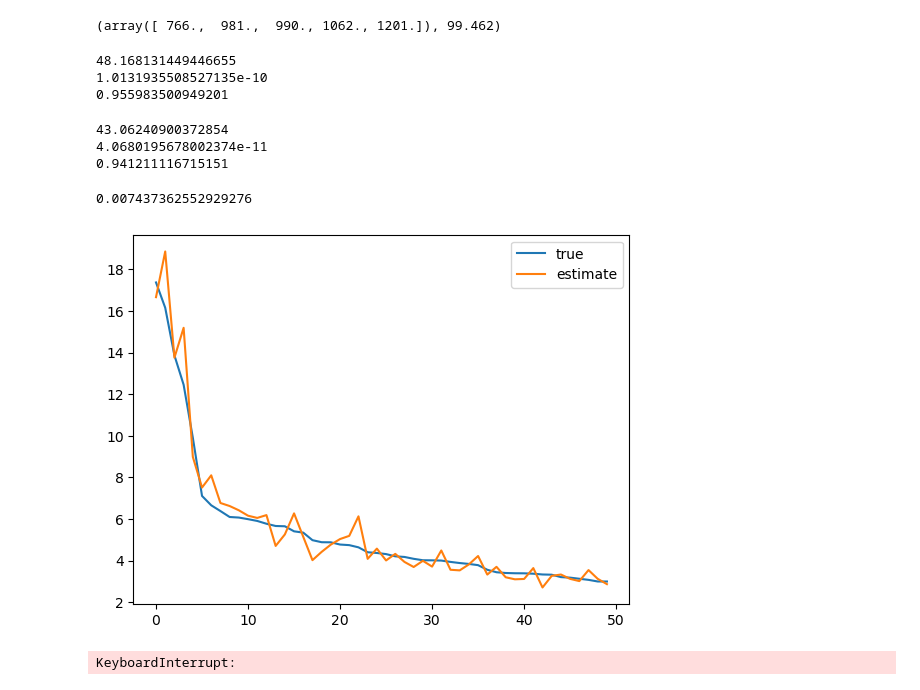
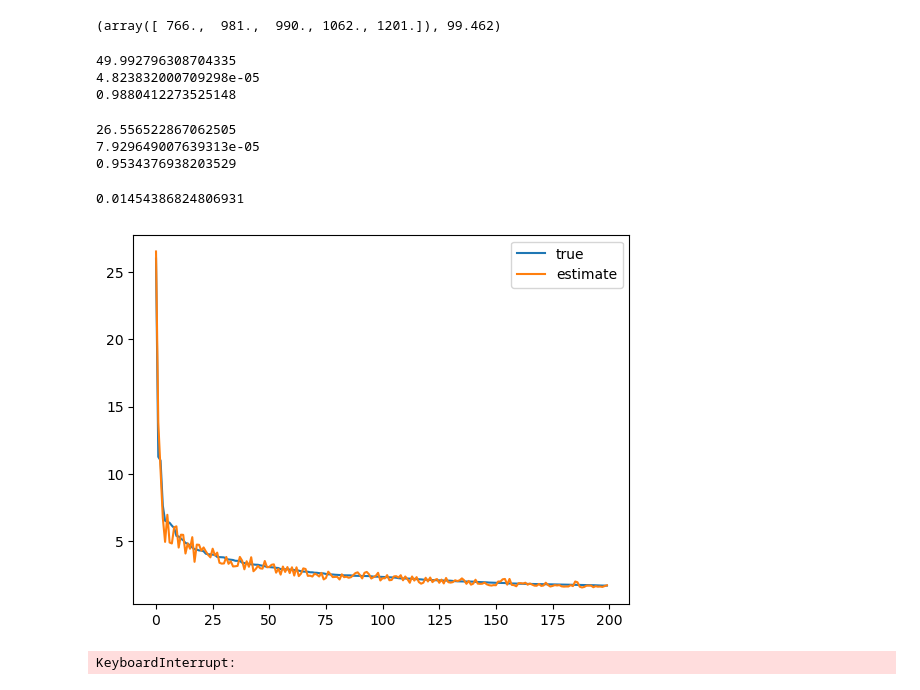
Before and after one commit to BowenXU0126/Covariate-shift-CRT, a Jupyter notebook: Covariate Shift.ipynb, the cells around one changed output. Drawn from its saved outputs; the diff is of its cells as text; code cells hidden in the pictures.

```diff
--- a/Covariate Shift.ipynb
+++ b/Covariate Shift.ipynb
@@ -370,8 +370,8 @@ def generate(ns, nt, p,q, s, t, u, Alpha_s=0, Alpha_t = 2):
     # V_source = Z_source[:, :p] @ s + 2*X_source
     # V_target = Z_target[:, :p] @ t - 2*X_target
 
-    Y_source = (Z_source[:, :p].sum(axis=1))**2 + V_source + np.random.normal(0, 1, ns)
-    Y_target = (Z_target[:, :p].sum(axis=1))**2 + V_target + np.random.normal(0, 1, nt)
+    Y_source = (Z_source[:, :p].sum(axis=1))**2 - V_source + np.random.normal(0, 1, ns)
+    Y_target = (Z_target[:, :p].sum(axis=1))**2 - V_target + np.random.normal(0, 1, nt)
 
 
     return Y_source.reshape(-1, 1), X_source.reshape(-1, 1), V_source.reshape(-1, 1), Z_source,\
@@ -502,9 +502,9 @@ print(np.min(true_dr))
 mean = np.mean(true_dr)
 print(mean)
 # %% [output]
-48.168131449446655
-1.0131935508527135e-10
-0.955983500949201
+49.992796308704335
+4.823832000709298e-05
+0.9880412273525148
 # %%
 print(np.max(sample_density_ratio2))
 print(np.min(sample_density_ratio2))
@@ -512,39 +512,39 @@ mean = np.mean(sample_density_ratio2)
 print(mean)
 # sample_density_ratio2 = sample_density_ratio2/mean
 # %% [output]
-43.06240900372854
-4.0680195678002374e-11
-0.941211116715151
+26.556522867062505
+7.929649007639313e-05
+0.9534376938203529
 # %%
 import matplotlib.pyplot as plt
 
 
 # Sort the true_list in descending order
 combined_lists = zip(true_dr, sample_density_ratio2)
 
 # Sort the combined_lists based on the values of true_lst
 sorted_combined_lists = sorted(combined_lists, key=lambda x: x[0],reverse=True)
 
 # Separate the sorted lists back into true_lst and other_lst
 sorted_true, sorted_estimate = zip(*sorted_combined_lists)
 
 # Generate x-axis values
 x_start =0
-x_end = 50
+x_end = 200
 x = range(x_end - x_start)
 
 # Calculate the difference between the true and estimate lists
 difference = [true - estimate for true, estimate in zip(sorted_true, sorted_estimate)]
-print(la.norm(difference)**2/5000)
+print(la.norm(difference)**2/2000)
 # plt.plot(x, true_list[x_start:x_end], label='true')
 # plt.plot(x, sample_density_ratio2[x_start:x_end], label='estimate')
 plt.plot(x, sorted_true[x_start:x_end], label='true')
 plt.plot(x, sorted_estimate[x_start:x_end], label='estimate')
 plt.legend()
 plt.show()
 # %% [output]
-0.007437362552929276
+0.01454386824806931
-[figure, old version]
+[figure, new version]
 # %%
 # Calculate average loss of 2 estimate method
 for i in range(1000):
```
Also changed, not shown: parts of 6 cells of this notebook, 4 other files.
